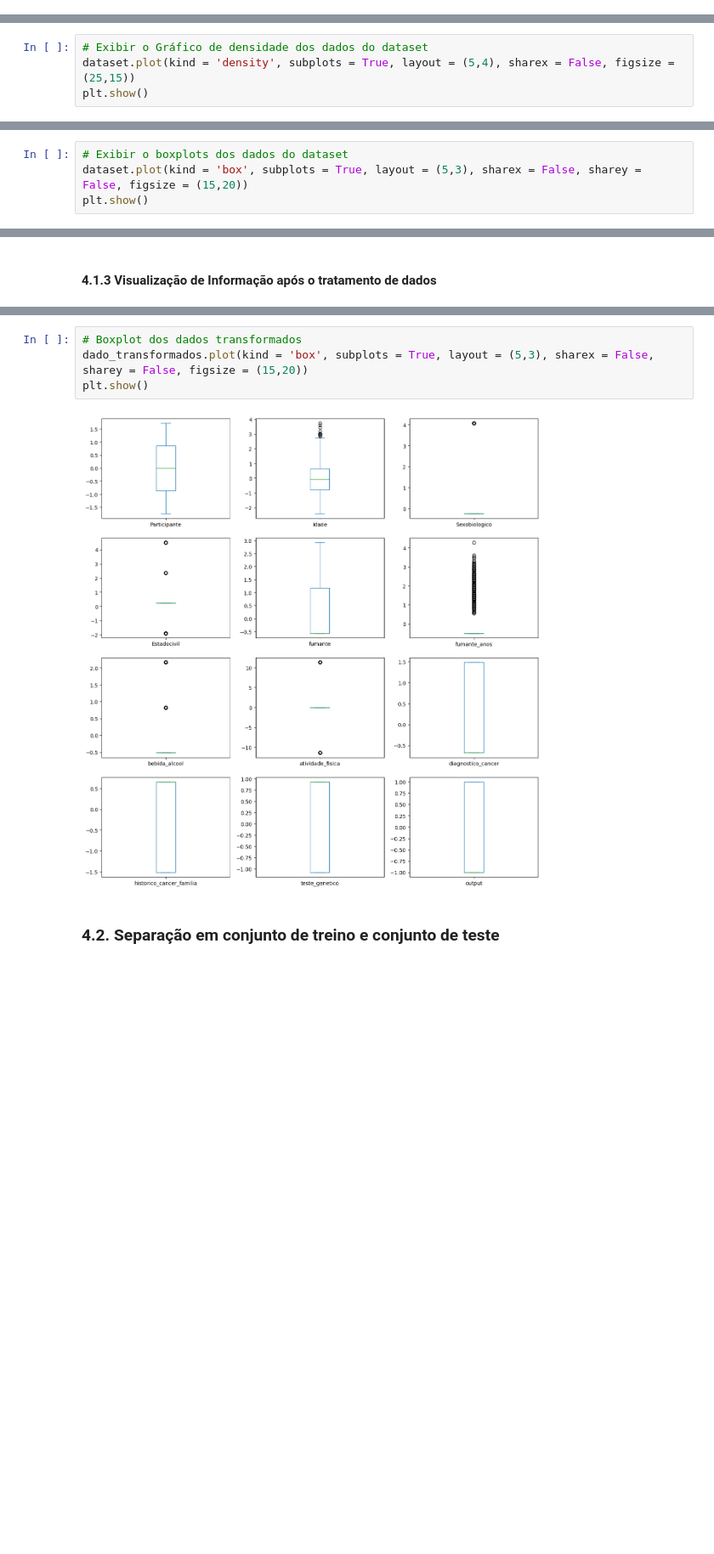
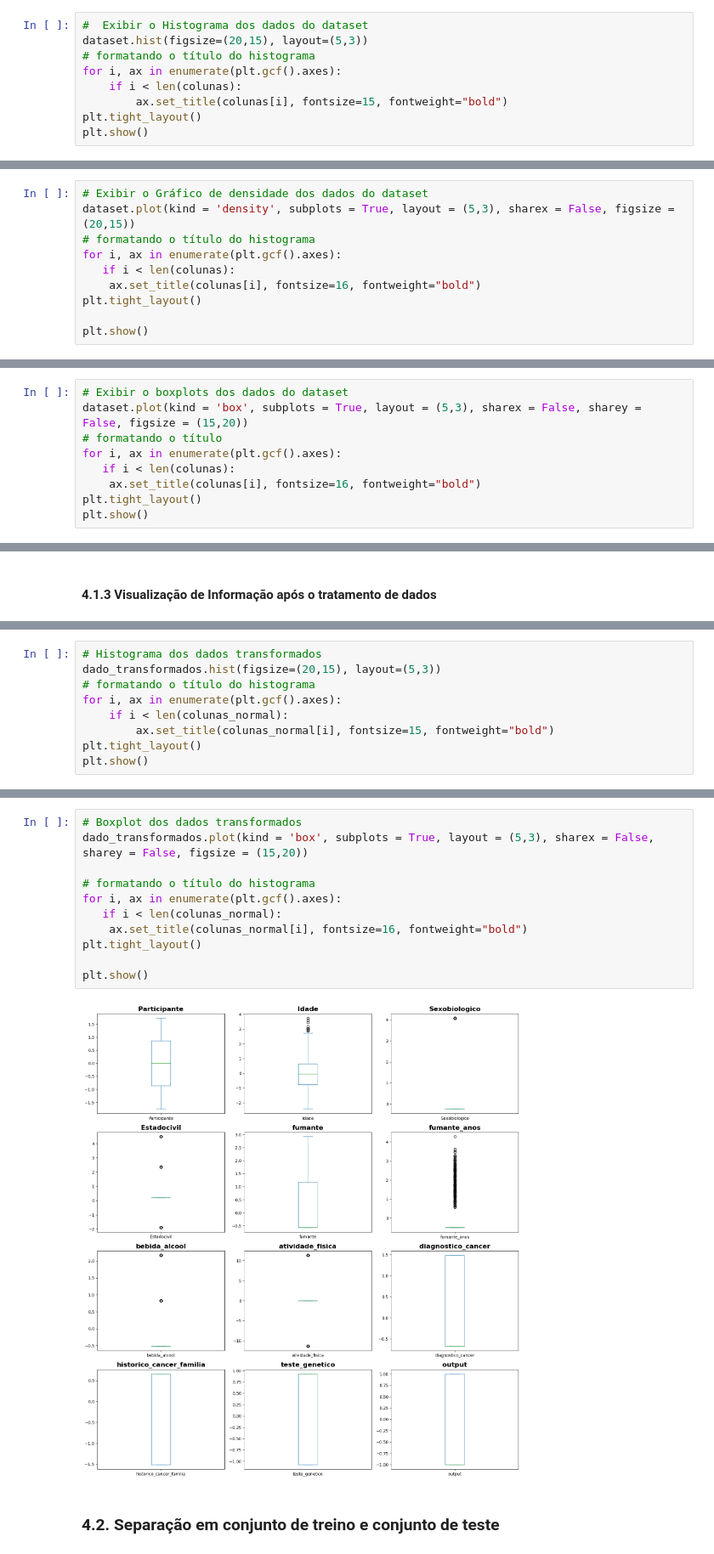
Before and after one commit to JulianaFanni/datascience, a Jupyter notebook: JulianaFanni_MVP.ipynb, the cells around one changed output, grey strips where cells are left out. Shown at 85% size. Saved outputs shown, nothing was run; the diff lists cells and outputs as text; blank space fills up the shorter version.

```diff
--- a/JulianaFanni_MVP.ipynb
+++ b/JulianaFanni_MVP.ipynb
@@ -330,0 +332,9 @@ plt.show()
+# %%
+#  Exibir o Histograma dos dados do dataset
+dataset.hist(figsize=(20,15), layout=(5,3))
+# formatando o título do histograma
+for i, ax in enumerate(plt.gcf().axes):
+    if i < len(colunas):
+        ax.set_title(colunas[i], fontsize=15, fontweight="bold")
+plt.tight_layout()
+plt.show()
@@ -331,5 +343,11 @@ plt.show()
 # %%
 # Exibir o Gráfico de densidade dos dados do dataset
-dataset.plot(kind = 'density', subplots = True, layout = (5,4), sharex = False, figsize = (25,15))
+dataset.plot(kind = 'density', subplots = True, layout = (5,3), sharex = False, figsize = (20,15))
+# formatando o título do histograma
+for i, ax in enumerate(plt.gcf().axes):
+   if i < len(colunas):
+    ax.set_title(colunas[i], fontsize=16, fontweight="bold")
+plt.tight_layout()
+
 plt.show()
 # %% [output]
@@ -339,5 +357,10 @@ Agora irei analisar com boxplots. O boxplot me permitirá avaliar a dispersão d
 # %%
 # Exibir o boxplots dos dados do dataset
 dataset.plot(kind = 'box', subplots = True, layout = (5,3), sharex = False, sharey = False, figsize = (15,20))
+# formatando o título
+for i, ax in enumerate(plt.gcf().axes):
+   if i < len(colunas):
+    ax.set_title(colunas[i], fontsize=16, fontweight="bold")
+plt.tight_layout()
 plt.show()
 # %% [output]
@@ -574,0 +605,9 @@ plt.show()
+# %%
+# Histograma dos dados transformados
+dado_transformados.hist(figsize=(20,15), layout=(5,3))
+# formatando o título do histograma
+for i, ax in enumerate(plt.gcf().axes):
+    if i < len(colunas_normal):
+        ax.set_title(colunas_normal[i], fontsize=15, fontweight="bold")
+plt.tight_layout()
+plt.show()
@@ -575,9 +616,16 @@ plt.show()
 # %%
 # Boxplot dos dados transformados
 dado_transformados.plot(kind = 'box', subplots = True, layout = (5,3), sharex = False, sharey = False, figsize = (15,20))
+
+# formatando o título do histograma
+for i, ax in enumerate(plt.gcf().axes):
+   if i < len(colunas_normal):
+    ax.set_title(colunas_normal[i], fontsize=16, fontweight="bold")
+plt.tight_layout()
+
 plt.show()
 # %% [output]
-[figure, old version]
+[figure, new version]
 # %% [markdown]
 ### 4.2. Separação em conjunto de treino e conjunto de teste
 # %% [markdown]
```
Also changed, not shown: parts of 19 cells of this notebook.
